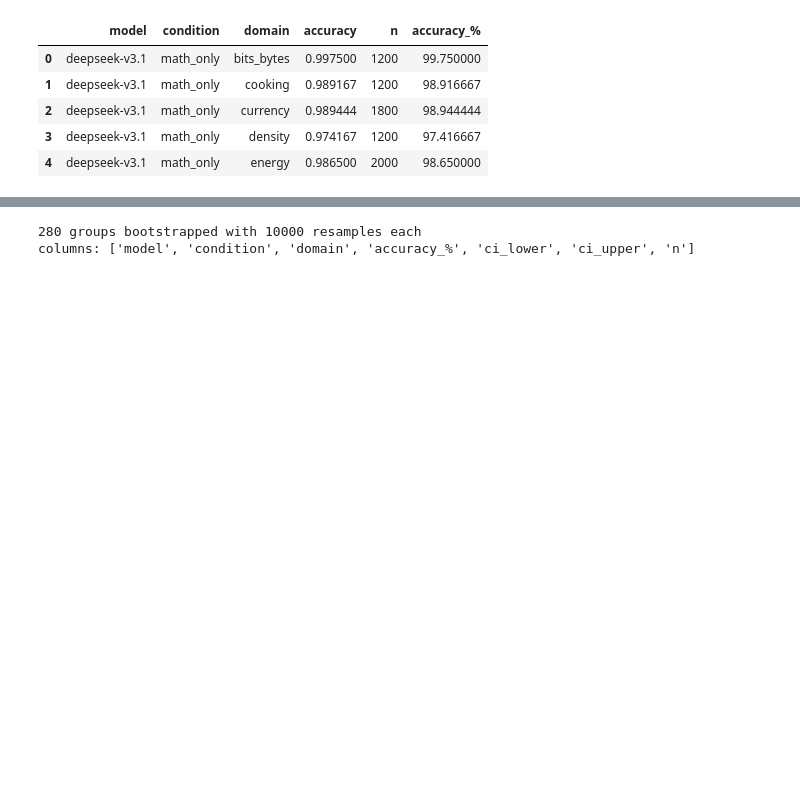
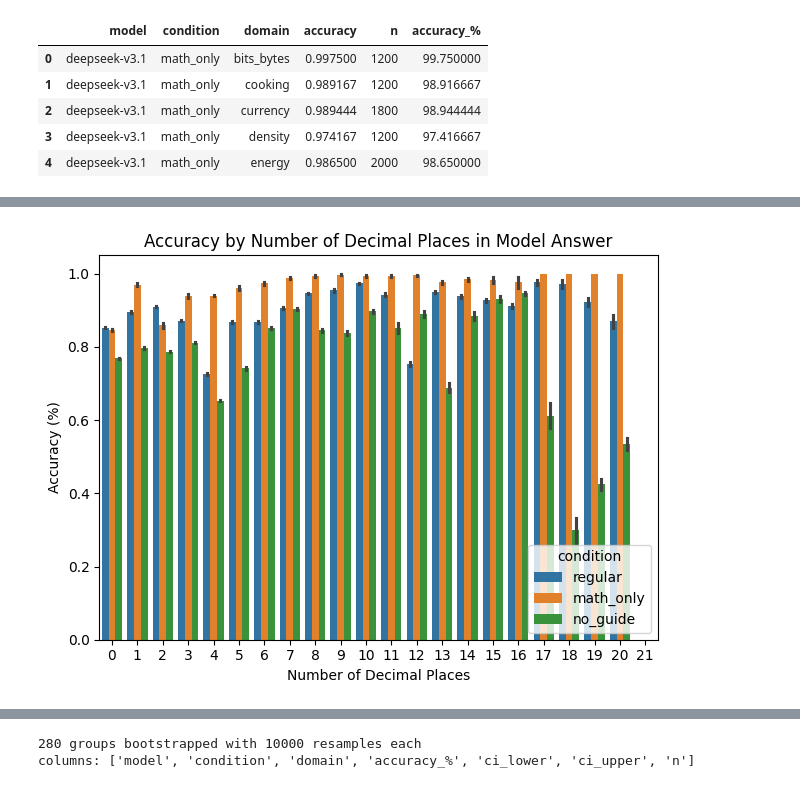
Before and after one commit to janewarren/math_gender, a Jupyter notebook: conversion_test/analysis.ipynb, the cells around one changed output, grey strips where cells are left out. Cells and saved outputs as stored; diff of their text form; code cells hidden in the pictures; blank space fills up the shorter version.

```diff
--- a/conversion_test/analysis.ipynb
+++ b/conversion_test/analysis.ipynb
@@ -306,0 +381,12 @@ df_stats.head()
+# %%
+# visualize accuracy
+
+sns.barplot(data=df_all, x='num_decimals', y='is_correct',hue='condition')
+plt.title('Accuracy by Number of Decimal Places in Model Answer')
+plt.xlabel('Number of Decimal Places')
+plt.ylabel('Accuracy (%)')
+# plt.legend(title='Model', bbox_to_anchor=(1.02, 1), loc='upper left')
+plt.tight_layout()
+plt.show()
+# %% [output]
+[figure, added]
```
Also changed, not shown: parts of 28 cells of this notebook, 8 other files.
